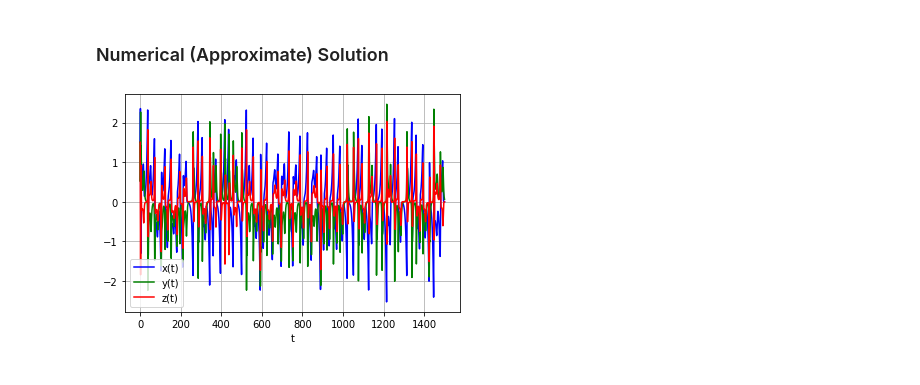
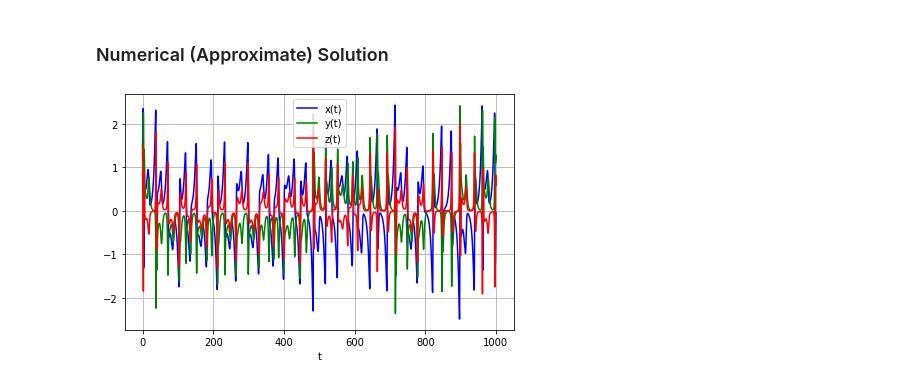
Before and after one commit to skugele/dynamical-systems, a Jupyter notebook: notebooks/ode_runge_kutta.ipynb, the cells around one changed output. Cells and saved outputs as stored; diff of their text form; code cells hidden in the pictures.

```diff
--- a/notebooks/ode_runge_kutta.ipynb
+++ b/notebooks/ode_runge_kutta.ipynb
@@ -7,3 +11,7 @@ import numpy as np
 
 from mpl_toolkits.mplot3d import Axes3D
 from scipy.integrate import odeint
+
+# helps to prevent matplotlib axis label from being cut-off in 3d visualizations
+from matplotlib import rcParams
+rcParams.update({'figure.autolayout': True})
@@ -332,7 +353,7 @@ from [Wikipedia](https://en.wikipedia.org/wiki/Lorenz_system):
 # %%
 # system parameters
 sigma = 10
-rho = 25
+rho = 24
 beta = 8.0/3.0
 # %%
 # system of differential equations
@@ -452,0 +480,26 @@ plt.show()
+# %%
+fig = plt.figure(figsize=(12,6))
+
+n_rows, n_cols = 1, 2
+
+# t = 45.1
+# t = 46.6
+t = t_final
+n_step = int(t * steps_per_t)
+
+
+for t, c, i in zip(trajectories, colors, range(1, len(colors) + 1)):
+    ax = fig.add_subplot(n_rows, n_cols, i, projection='3d')
+
+    ax.plot(t[:n_step, 0], t[:n_step, 1], t[:n_step, 2], linewidth=0.8, alpha=0.8, color=c)
+
+    # plot initial and final states
+    ax.scatter(t[0][0], t[0][1], t[0][2], marker='x', s=100, color='r')
+    ax.scatter(t[n_step - 1][0], t[n_step - 1][1], t[n_step - 1][2], marker='.', s=100, color='r')
+
+    # Turn off tick labels
+    ax.set_zticklabels([])
+    ax.set_yticklabels([])
+    ax.set_xticklabels([])
+
+plt.show()
@@ -499,29 +554,29 @@ def F(state, t, params=None):
 # %%
 # initial_state = [5.0, 10.0, 15.0]
 initial_state = [1.5, 1.5, 1.5]
 
-t_final = 1500
-delta_t = 0.001
+t_final = 1000
+delta_t = 0.005
 
 ts = np.linspace(0, t_final, int(t_final/delta_t))
 
 # uses LSODA algorithm (numerical solver)
 approx_sol = odeint(F, initial_state, ts)
 
 xs = approx_sol[:,0]
 ys = approx_sol[:,1]
 zs = approx_sol[:,2]
 
 plt.plot(ts, xs, 'b', label='x(t)')
 plt.plot(ts, ys, 'g', label='y(t)')
 plt.plot(ts, zs, 'r', label='z(t)')
 
 plt.legend(loc='best')
 plt.xlabel('t')
 plt.grid()
 plt.show()
 # %% [output]
-[figure, old version]
+[figure, new version]
 # %%
 final_state = xs[-1], ys[-1], zs[-1]
 print(final_state)
```
Also changed, not shown: parts of 22 cells of this notebook.
